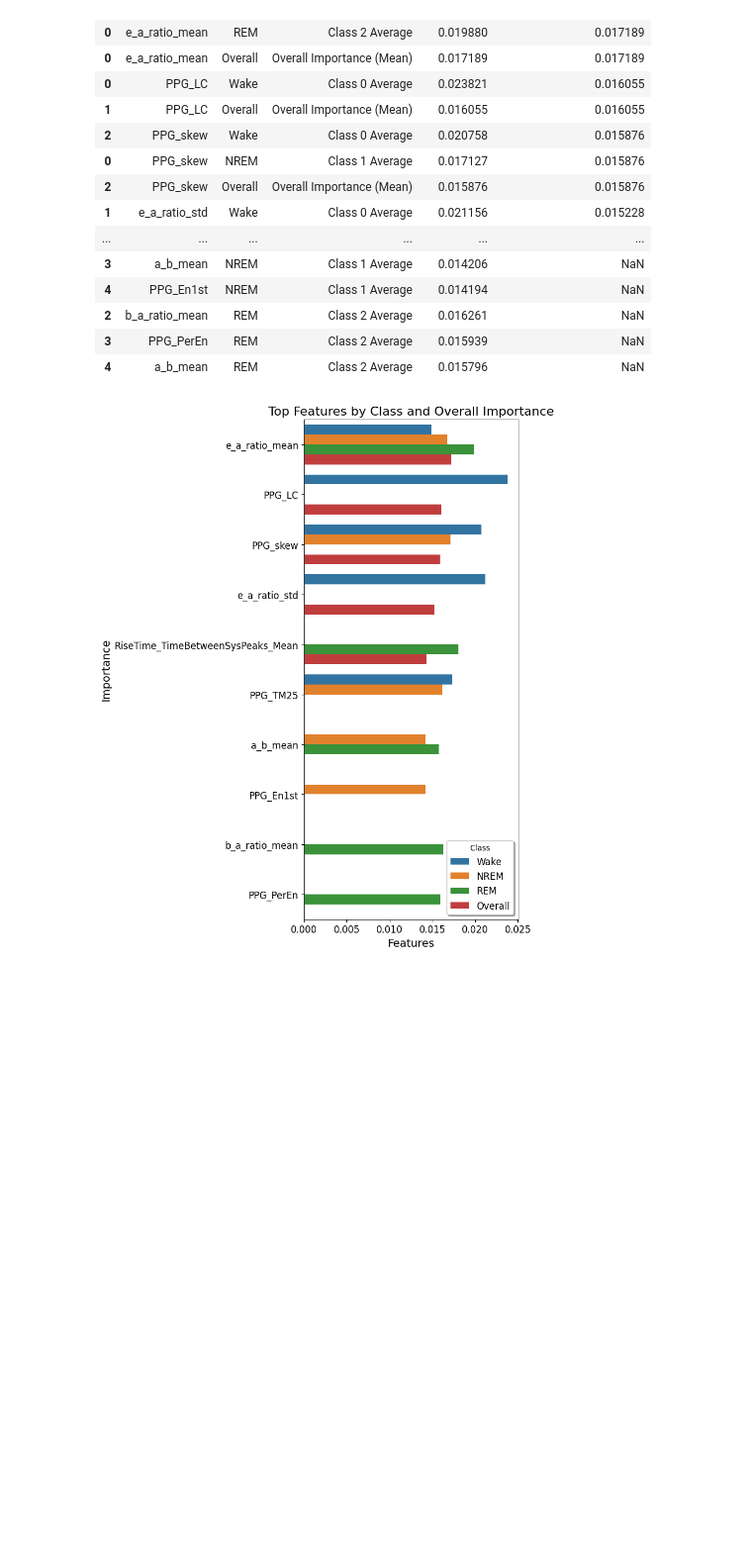
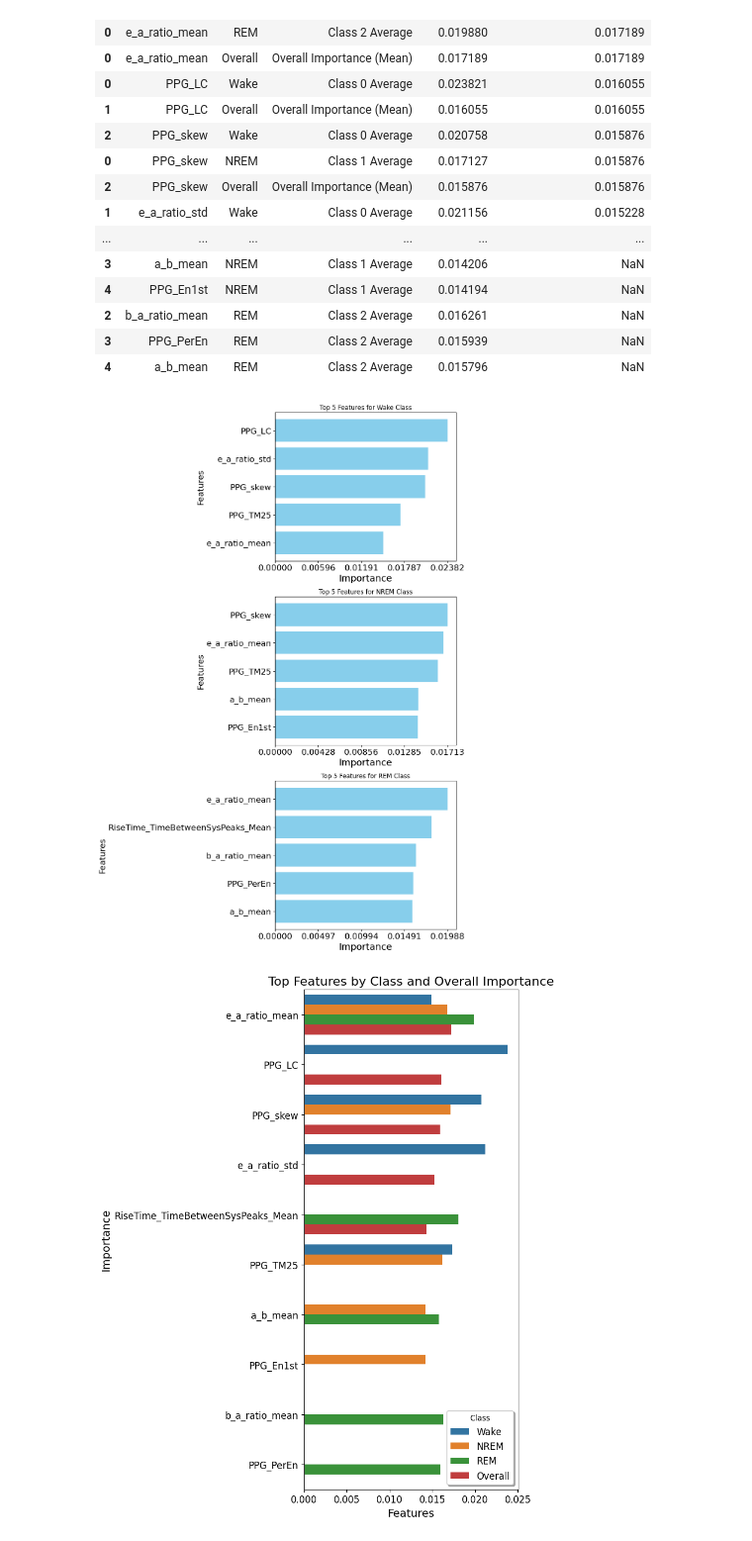
Before and after one commit to karmenmarkov/An-Interpretable-Feature-Based-Machine-Learning-Approach-for-Automatic-Sleep-Staging-Using-PPG, a Jupyter notebook: model_training/df_3_stages_final_None.ipynb, the cells around one changed output. Shown at 99% size. Cells and saved outputs as stored; diff of their text form; code cells hidden in the pictures; blank space fills up the shorter version.

```diff
--- a/model_training/df_3_stages_final_None.ipynb
+++ b/model_training/df_3_stages_final_None.ipynb
@@ -1074,6 +1074,49 @@ top_features_combined_sorted
 | 2 | b_a_ratio_mean | REM | Class 2 Average | 0.016261 | NaN |
 | 3 | PPG_PerEn | REM | Class 2 Average | 0.015939 | NaN |
 | 4 | a_b_mean | REM | Class 2 Average | 0.015796 | NaN |
+# %%
+import pandas as pd
+import matplotlib.pyplot as plt
+
+# Assuming 'top_features_combined_sorted' is already your DataFrame
+
+# Filter out rows that are for 'Overall' class
+df = top_features_combined_sorted[top_features_combined_sorted['Class'] != 'Overall']
+
+# Select only the necessary columns and rows that are not overall importance
+df = df[['Feature', 'Class', 'Importance']]
+
+# We will create a plot for each class with their top 5 features
+classes = df['Class'].unique()
+
+# Create a figure with subplots
+fig, axes = plt.subplots(nrows=len(classes), ncols=1, figsize=(10, 5 * len(classes)))
+
+for i, cls in enumerate(classes):
+    # Get top 5 features for the class
+    top_features = df[df['Class'] == cls].nlargest(5, 'Importance')
+
+    # Plotting
+    ax = axes[i] if len(classes) > 1 else axes
+    ax.barh(top_features['Feature'], top_features['Importance'], color='skyblue')
+    ax.set_title(f'Top 5 Features for {cls} Class')
+    ax.set_xlabel('Importance', fontsize = 18)
+    ax.set_ylabel('Features', fontsize = 16)
+    ax.invert_yaxis()  # To display the highest importance at the top
+
+     # Adjusting x-ticks
+    max_importance = top_features['Importance'].max()
+    ticks = np.linspace(0, max_importance, num=5)  # Adjust 'num' to change the number of ticks
+    # Increase the size of the tick labels
+    ax.set_xticks(ticks)
+    ax.set_xticklabels([f"{x:.5f}" for x in ticks])  # Adjust format as necessary
+    ax.tick_params(axis='x', labelsize=16)  # Increase x-axis tick label size
+    ax.tick_params(axis='y', labelsize=16)  # Increase y-axis tick label size
+
+plt.tight_layout()
+plt.show()
+# %% [output]
+[figure, added]
 # %%
 import seaborn as sns
 import matplotlib.pyplot as plt
```
Also changed, not shown: 5 other files.
